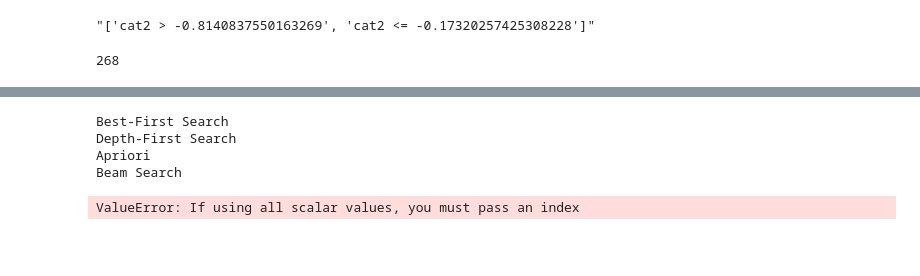
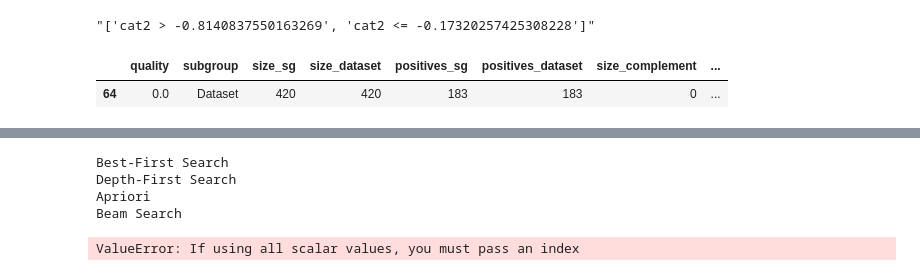
Before and after one commit to WouterFeijen/Interpretable-Subgroup-Discovery, a Jupyter notebook: test_interpret.ipynb, the cells around one changed output, grey strips where cells are left out. Saved outputs shown, nothing was run; the diff lists cells and outputs as text; code cells hidden in the pictures; blank space fills up the shorter version.

```diff
--- a/test_interpret.ipynb
+++ b/test_interpret.ipynb
@@ -42,8 +42,8 @@ PCA
 SPCA
  FCS:  0.72     FCSS 0.19
 # %%
-sd_results_path = r'C:\Users\20193723\OneDrive - TU Eindhoven\Documents\Research Topics in Data Mining\Interpretable-Subgroup-Discovery\sd_results'
-file_name = 'Ionosphere-results-24-10-2024-15-01.pkl'
+sd_results_path = r'C:\Users\20193723\OneDrive - TU Eindhoven\Documents\Research Topics in Data Mining\Interpretable-Subgroup-Discovery\results_renamed'
+file_name = 'Soybean-results.pkl'
 with open(os.path.join(sd_results_path,file_name), 'rb') as f:
     results_dict =pickle.load(f)
 # %%
@@ -95,4 +77,0 @@ index, zeroes = DBI_beam(subgroups_n, dfs_dict['PCA'])
-# %%
-zeroes
-# %% [output]
-268
@@ -98,0 +87,6 @@ zeroes
+# %%
+subgroups = results_dict['SPCA']['Depth-First Search']['results_org']
+subgroups[subgroups['relative_size_sg'] >= 0.5]
+# %% [output]
+|  | quality | subgroup | size_sg | size_dataset | positives_sg | positives_dataset | size_complement | ... |
+| 64 | 0.0 | Dataset | 420 | 420 | 183 | 183 | 0 | ... |
```
Also changed, not shown: parts of 13 cells of this notebook, 2 other files.
